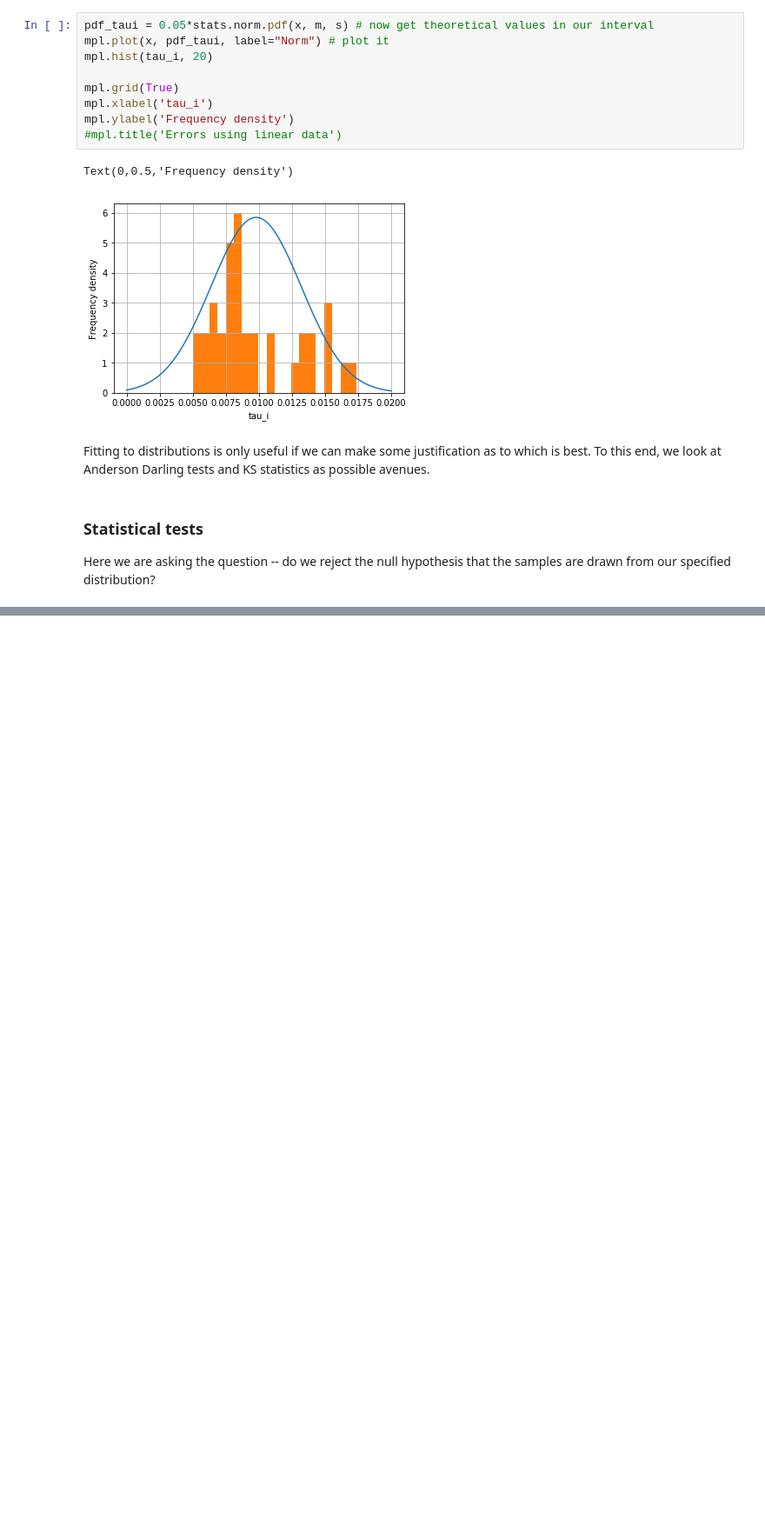
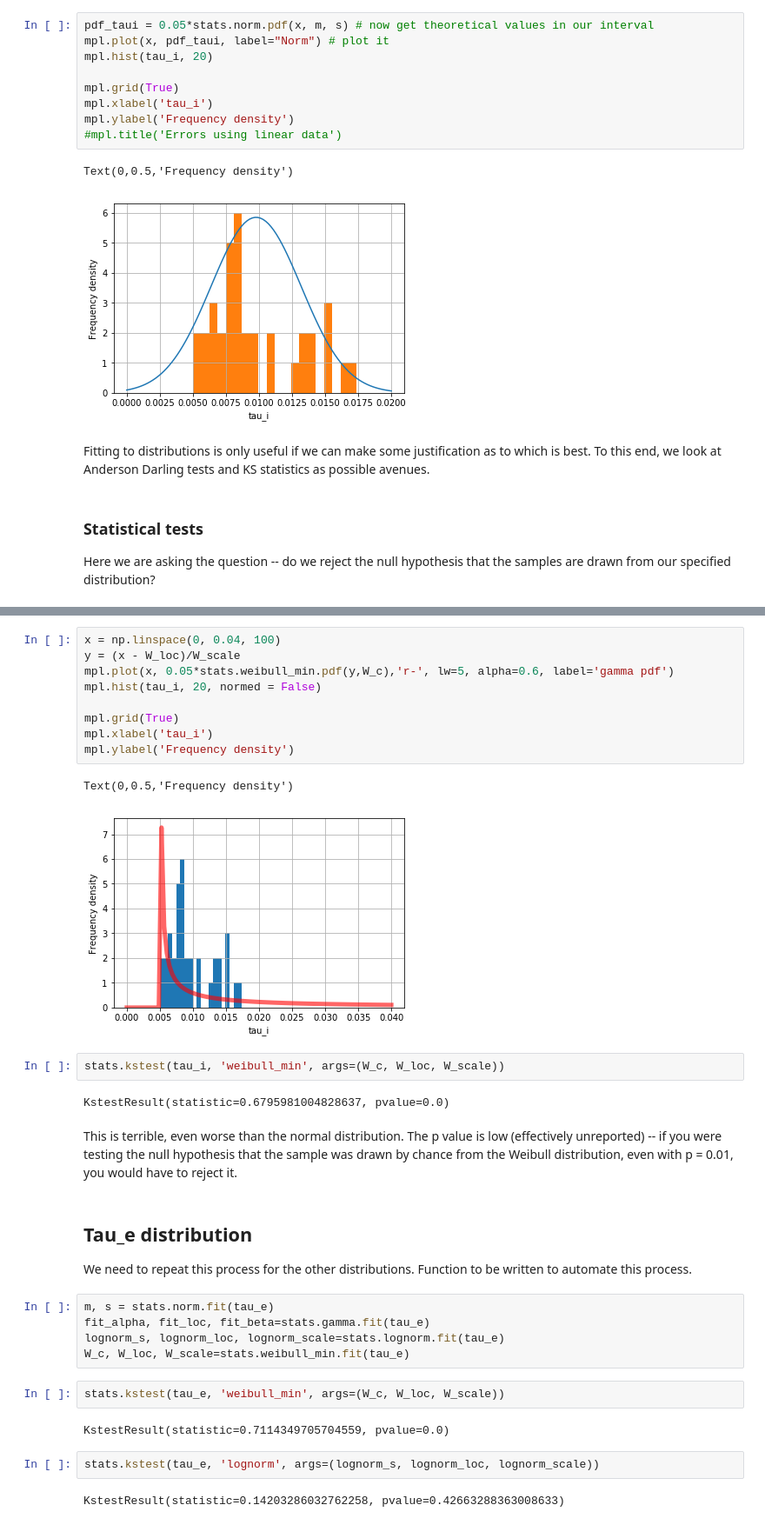
Before and after one commit to Raj-Lab-UCSF/spectrome, a Jupyter notebook: SCFC-spectral-python/SCFC/notebooks/prior-distributions.ipynb, the cells around one changed output, grey strips where cells are left out. Shown at 87% size. Drawn from its saved outputs; the diff is of its cells as text; blank space fills up the shorter version.

```diff
--- a/SCFC-spectral-python/SCFC/notebooks/prior-distributions.ipynb
+++ b/SCFC-spectral-python/SCFC/notebooks/prior-distributions.ipynb
@@ -261,0 +358,35 @@ Here we are asking the question -- do we reject the null hypothesis that the sam
+# %%
+x = np.linspace(0, 0.04, 100)
+y = (x - W_loc)/W_scale
+mpl.plot(x, 0.05*stats.weibull_min.pdf(y,W_c),'r-', lw=5, alpha=0.6, label='gamma pdf')
+mpl.hist(tau_i, 20, normed = False)
+
+mpl.grid(True)
+mpl.xlabel('tau_i')
+mpl.ylabel('Frequency density')
+# %% [output]
+Text(0,0.5,'Frequency density')
+[figure, added]
+# %%
+stats.kstest(tau_i, 'weibull_min', args=(W_c, W_loc, W_scale))
+# %% [output]
+KstestResult(statistic=0.6795981004828637, pvalue=0.0)
+# %% [markdown]
+This is terrible, even worse than the normal distribution. The p value is low (effectively unreported) -- if you were testing the null hypothesis that the sample was drawn by chance from the Weibull distribution, even with p = 0.01, you would have to reject it.
+# %% [markdown]
+## Tau_e distribution
+
+We need to repeat this process for the other distributions. Function to be written to automate this process.
+# %%
+m, s = stats.norm.fit(tau_e)
+fit_alpha, fit_loc, fit_beta=stats.gamma.fit(tau_e)
+lognorm_s, lognorm_loc, lognorm_scale=stats.lognorm.fit(tau_e)
+W_c, W_loc, W_scale=stats.weibull_min.fit(tau_e)
+# %%
+stats.kstest(tau_e, 'weibull_min', args=(W_c, W_loc, W_scale))
+# %% [output]
+KstestResult(statistic=0.7114349705704559, pvalue=0.0)
+# %%
+stats.kstest(tau_e, 'lognorm', args=(lognorm_s, lognorm_loc, lognorm_scale))
+# %% [output]
+KstestResult(statistic=0.14203286032762258, pvalue=0.42663288363008633)
```
Also changed, not shown: parts of 58 cells of this notebook.
